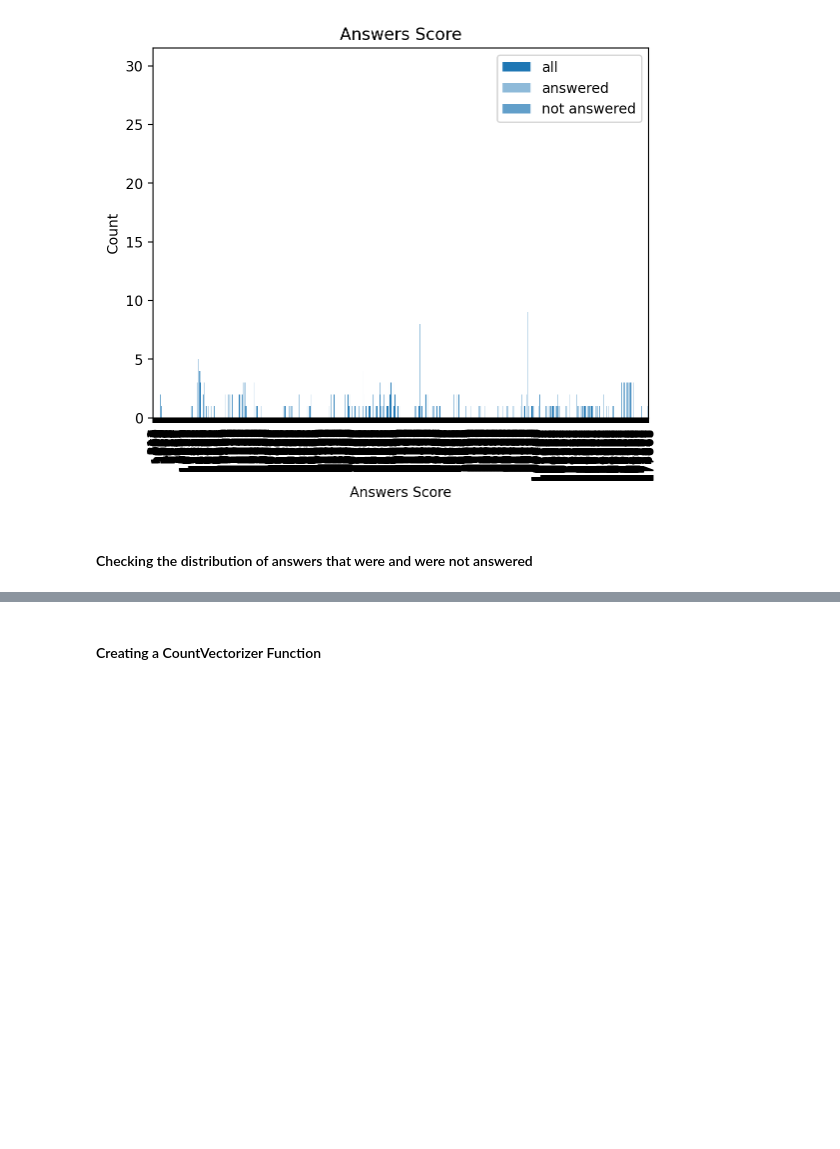
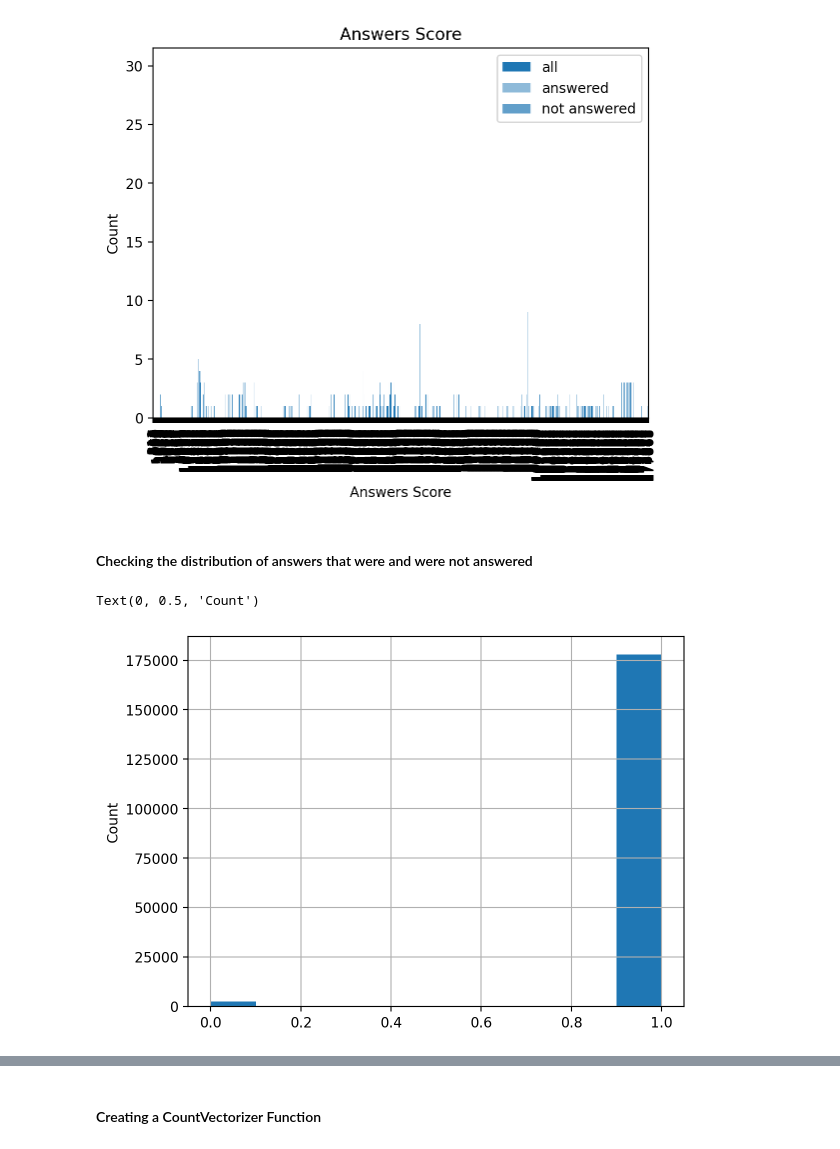
Before and after one commit to reneemarama/career_village, a Jupyter notebook: 3a_NLP_EDA.ipynb, the cells around one changed output, grey strips where cells are left out. Cells and saved outputs as stored; diff of their text form; code cells hidden in the pictures; blank space fills up the shorter version.

```diff
--- a/3a_NLP_EDA.ipynb
+++ b/3a_NLP_EDA.ipynb
@@ -227,6 +229,9 @@ plt.legend();
 # %%
 data['was_answered'].hist()
 plt.ylabel("Count")
-plt.legend();
+# plt.legend();
+# %% [output]
+Text(0, 0.5, 'Count')
+[figure, added]
 # %%
 data['answers_author_id'].nunique()
```
Also changed, not shown: parts of 19 cells of this notebook, 2 other files.
